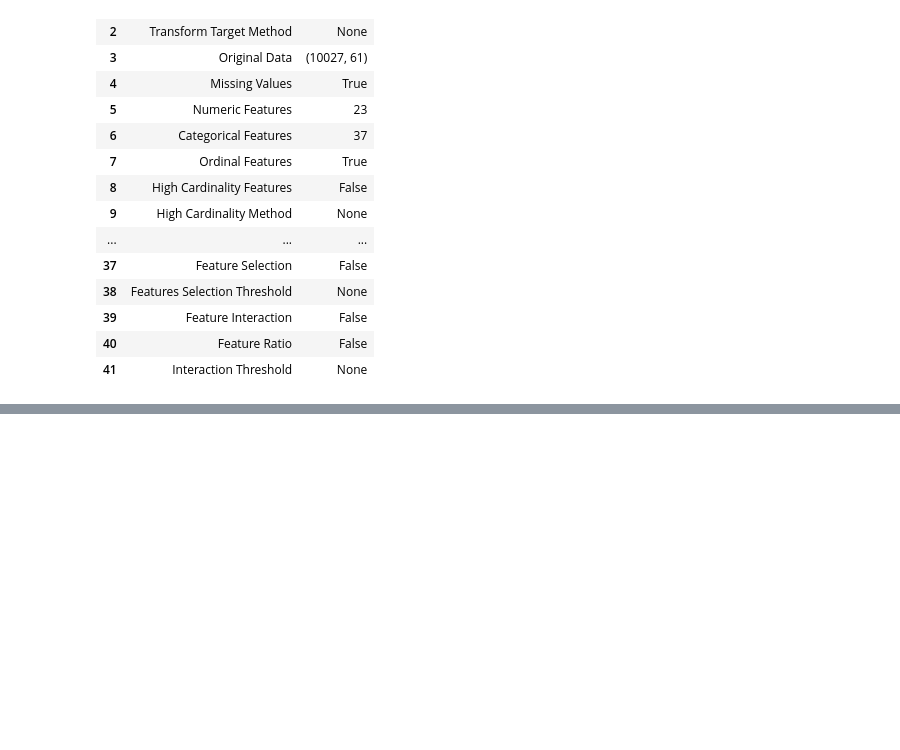
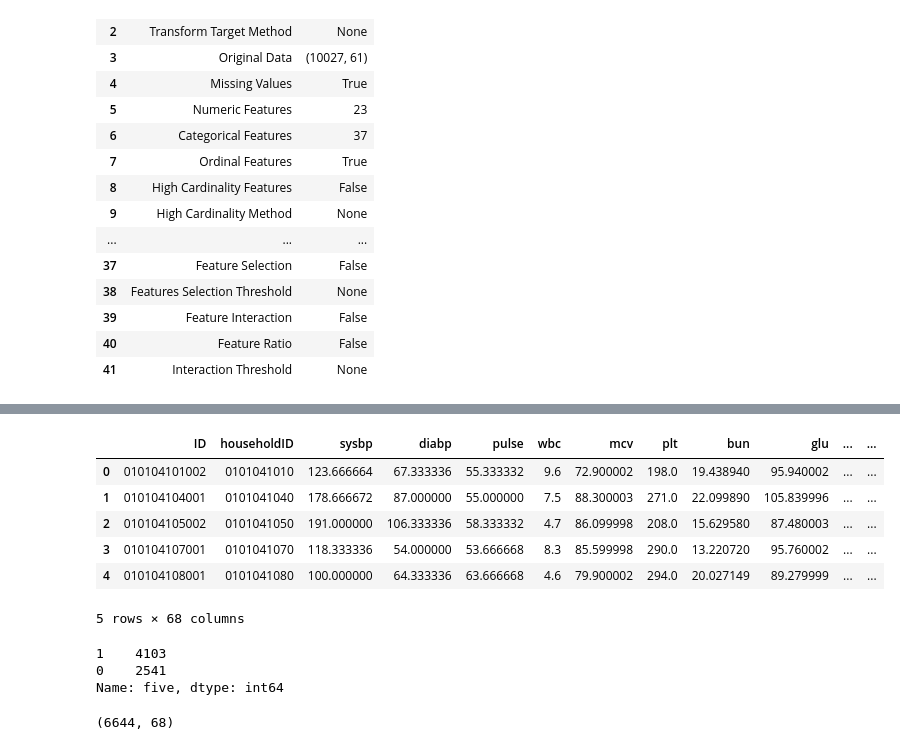
Before and after one commit to FoeinLove/DKU, a Jupyter notebook: task2(2020-10-13).ipynb, the cells around one changed output, grey strips where cells are left out. Drawn from its saved outputs; the diff is of its cells as text; code cells hidden in the pictures; blank space fills up the shorter version.

```diff
--- a/task2(2020-10-13).ipynb
+++ b/task2(2020-10-13).ipynb
@@ -146,0 +192,31 @@ compare_models()
+# %%
+dd = pd.read_stata('2011ForPred.dta')
+
+pred = predict_model(cat,data=dd)
+
+pred['res']= pred['Label']-pred['age']
+pred['five'] = pred.res.apply(lambda x: 1 if abs(x) <=5 else 0)
+pred['ten'] = pred.res.apply(lambda x: 1 if abs(x) <=10 else 0)
+
+pred = pred.reset_index(drop=True)
+#pred.to_stata('2011Pred_result.dta',write_index=False)
+# %%
+pred.head()
+# %% [output]
+|  | ID | householdID | sysbp | diabp | pulse | wbc | mcv | plt | bun | glu | ... | ... |
+| 0 | 010104101002 | 0101041010 | 123.666664 | 67.333336 | 55.333332 | 9.6 | 72.900002 | 198.0 | 19.438940 | 95.940002 | ... | ... |
+| 1 | 010104104001 | 0101041040 | 178.666672 | 87.000000 | 55.000000 | 7.5 | 88.300003 | 271.0 | 22.099890 | 105.839996 | ... | ... |
+| 2 | 010104105002 | 0101041050 | 191.000000 | 106.333336 | 58.333332 | 4.7 | 86.099998 | 208.0 | 15.629580 | 87.480003 | ... | ... |
+| 3 | 010104107001 | 0101041070 | 118.333336 | 54.000000 | 53.666668 | 8.3 | 85.599998 | 290.0 | 13.220720 | 95.760002 | ... | ... |
+| 4 | 010104108001 | 0101041080 | 100.000000 | 64.333336 | 63.666668 | 4.6 | 79.900002 | 294.0 | 20.027149 | 89.279999 | ... | ... |
+5 rows × 68 columns
+# %%
+pred.five.value_counts()
+# %% [output]
+1    4103
+0    2541
+Name: five, dtype: int64
+# %%
+pred.shape
+# %% [output]
+(6644, 68)
```
Also changed, not shown: parts of 10 cells of this notebook, 8 other files.
